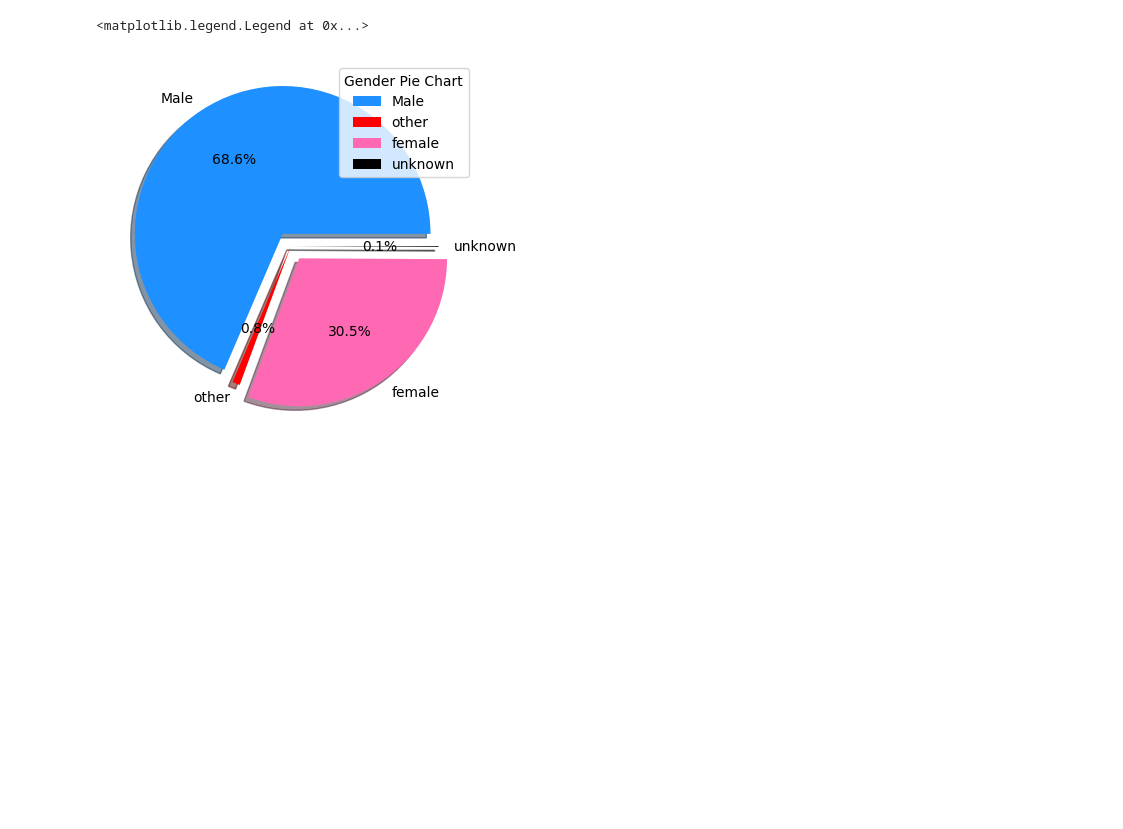
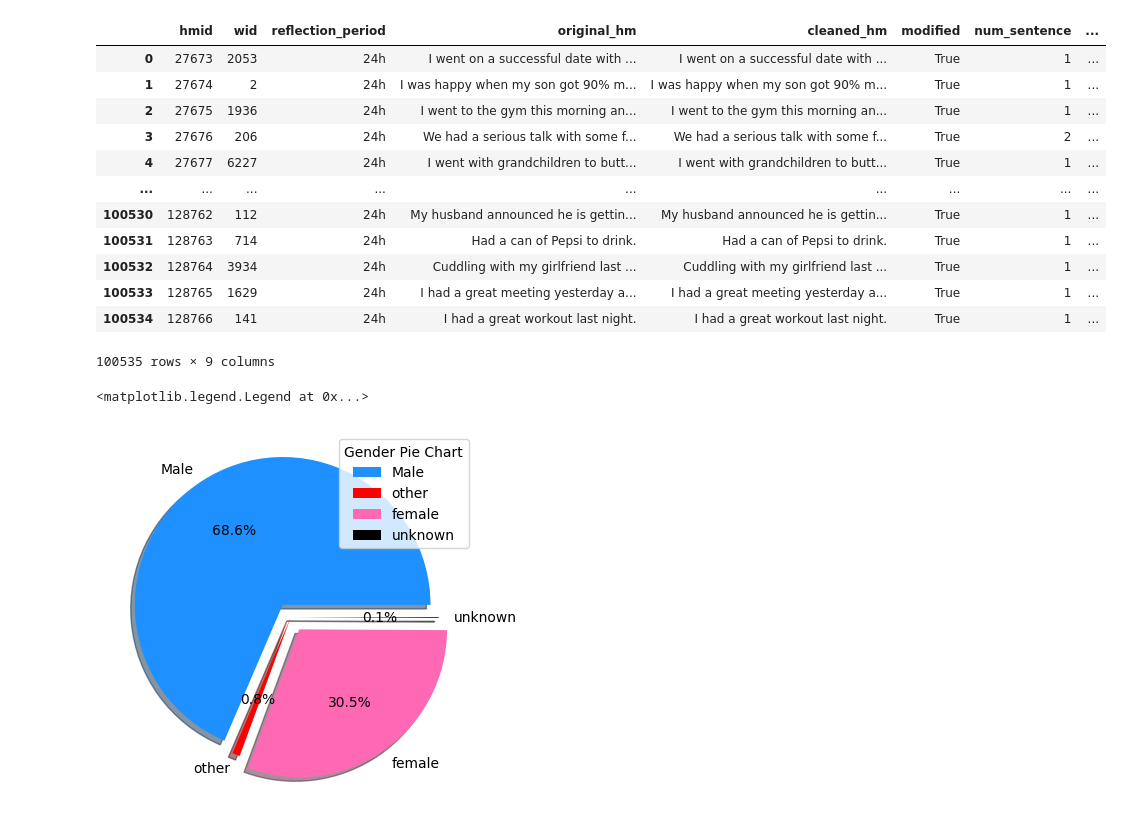
Before and after one commit to TZstatsADS/ads-fall2023-project1-fguo0805, a Jupyter notebook: doc/code.ipynb, the cells around one changed output. Saved outputs shown, nothing was run; the diff lists cells and outputs as text; code cells hidden in the pictures; blank space fills up the shorter version.

```diff
--- a/doc/code.ipynb
+++ b/doc/code.ipynb
@@ -12,6 +12,22 @@ github_raw_url = 'https://raw.githubusercontent.com/rit-public/HappyDB/master/ha
 # Use Pandas to read data directly from the URL
 df_clean = pd.read_csv(github_raw_url)
 # df_clean.to_csv(r'/Users/feiyuguo/Documents/GitHub/ads-fall2023-project1-fguo0805/data/df_clean.csv')
+# %%
+df_clean
+# %% [output]
+|  | hmid | wid | reflection_period | original_hm | cleaned_hm | modified | num_sentence | ... |
+| 0 | 27673 | 2053 | 24h | I went on a successful date with ... | I went on a successful date with ... | True | 1 | ... |
+| 1 | 27674 | 2 | 24h | I was happy when my son got 90% m... | I was happy when my son got 90% m... | True | 1 | ... |
+| 2 | 27675 | 1936 | 24h | I went to the gym this morning an... | I went to the gym this morning an... | True | 1 | ... |
+| 3 | 27676 | 206 | 24h | We had a serious talk with some f... | We had a serious talk with some f... | True | 2 | ... |
+| 4 | 27677 | 6227 | 24h | I went with grandchildren to butt... | I went with grandchildren to butt... | True | 1 | ... |
+| ... | ... | ... | ... | ... | ... | ... | ... | ... |
+| 100530 | 128762 | 112 | 24h | My husband announced he is gettin... | My husband announced he is gettin... | True | 1 | ... |
+| 100531 | 128763 | 714 | 24h | Had a can of Pepsi to drink. | Had a can of Pepsi to drink. | True | 1 | ... |
+| 100532 | 128764 | 3934 | 24h | Cuddling with my girlfriend last ... | Cuddling with my girlfriend last ... | True | 1 | ... |
+| 100533 | 128765 | 1629 | 24h | I had a great meeting yesterday a... | I had a great meeting yesterday a... | True | 1 | ... |
+| 100534 | 128766 | 141 | 24h | I had a great workout last night. | I had a great workout last night. | True | 1 | ... |
+100535 rows × 9 columns
 # %%
 # Replace 'github_raw_url' with the raw URL of your data file on GitHub
 github_raw_url = 'https://raw.githubusercontent.com/megagonlabs/HappyDB/master/happydb/data/demographic.csv'
```
